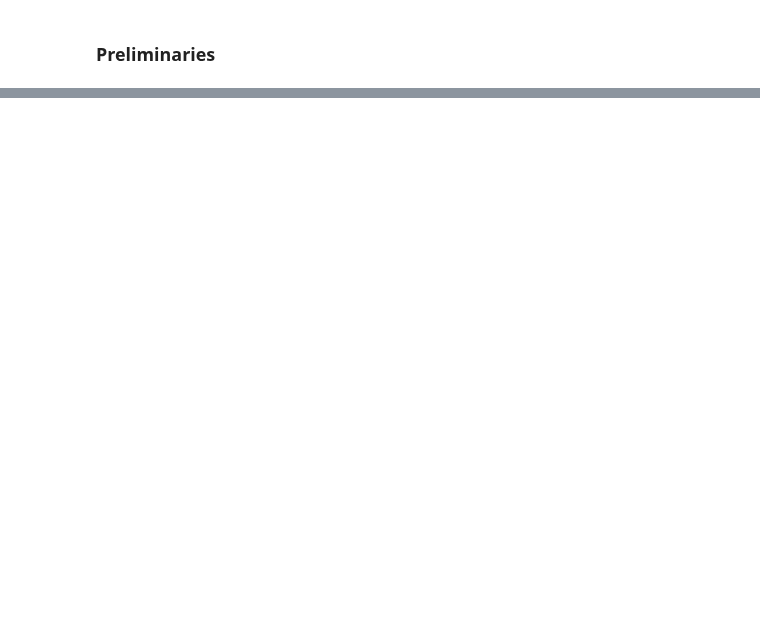
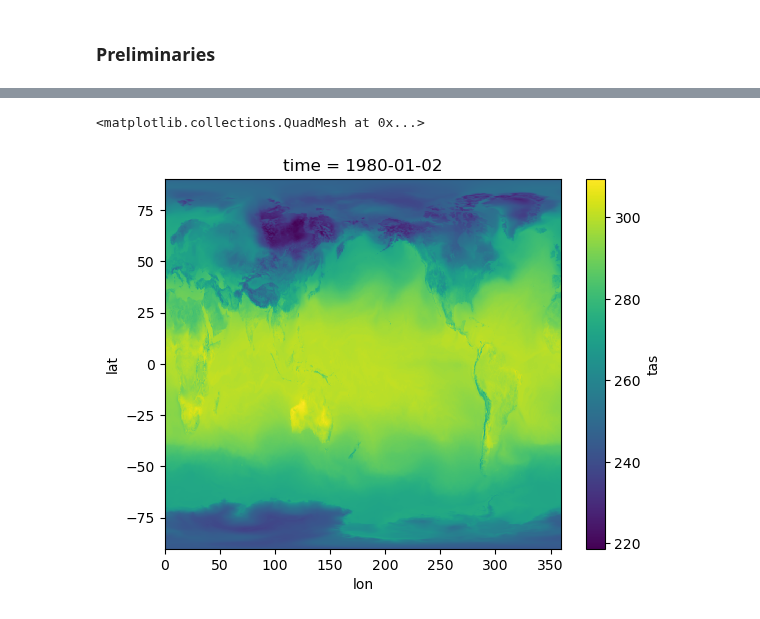
Before and after one commit to david0811/lafferty-sriver_2023_npjCliAtm, a Jupyter notebook: code/01a_era5_quantiles.ipynb, the cells around one changed output, grey strips where cells are left out. Saved outputs shown, nothing was run; the diff lists cells and outputs as text; code cells hidden in the pictures; blank space fills up the shorter version.

```diff
--- a/code/01a_era5_quantiles.ipynb
+++ b/code/01a_era5_quantiles.ipynb
@@ -53,9 +66,20 @@ https://pccompute.westeurope.cloudapp.azure.com/compute/services/dask-gateway/cl
+# %%
+search = catalog.search(collections=["era5-pds"],
+                            query={"era5:kind": {"eq": "an"}},
+                            datetime=datetime)
+
+item = search.get_all_items()[0]
+signed_item = planetary_computer.sign(item)
+asset = signed_item.assets['air_temperature_at_2_metres']
+# %%
+ds = xr.open_dataset(asset.href, **asset.extra_fields["xarray:open_kwargs"])
 # %%
+%%time
 # Final dataset
 ds_final = []
 
 # Loop through months
-for datetime in datetimes:
+for datetime in datetimes[:2]:
     # Search
     search = catalog.search(collections=["era5-pds"],
                             query={"era5:kind": {"eq": "an"}},
@@ -71,7 +95,7 @@ for datetime in datetimes:
     # Get tasavg, tasmax, tasmin
     ds_tmax = ds.resample(time='1D').max().rename({'air_temperature_at_2_metres':'tasmax'})
     ds_tmin = ds.resample(time='1D').min().rename({'air_temperature_at_2_metres':'tasmin'})
-    ds_tas = ds.resample(time='1D').mean().rename({'air_temperature_at_2_metres':'tasavg'})
+    ds_tas = ds.resample(time='1D').mean().rename({'air_temperature_at_2_metres':'tas'})
 
     # Combine
     ds = xr.combine_by_coords([ds_tas, ds_tmax, ds_tmin], join="exact")
@@ -86,0 +111,5 @@ ds_final = ds_final.chunk({'time':-1, 'lat':50, 'lon':50})
+# %%
+ds_final.isel(time=1).tas.plot()
+# %% [output]
+<matplotlib.collections.QuadMesh at 0x...>
+[figure, added]
```
Also changed, not shown: parts of 9 cells of this notebook.
